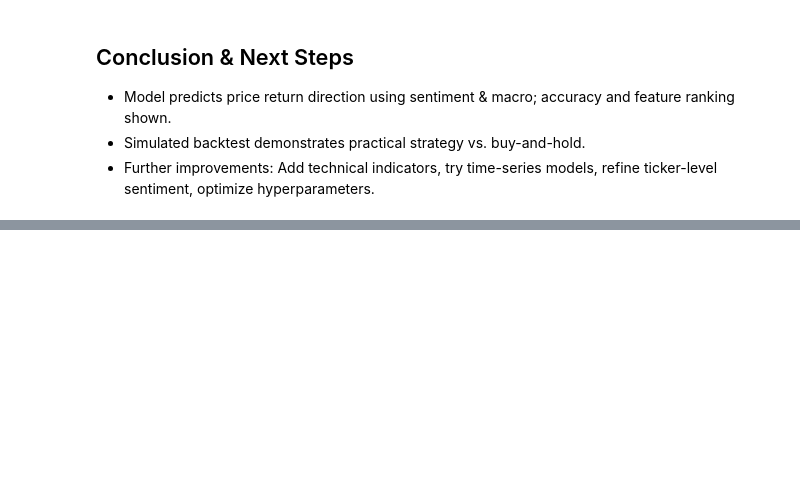
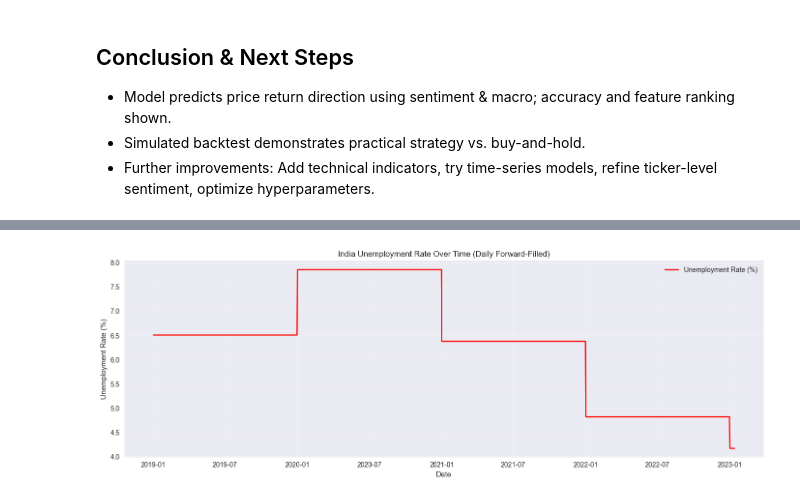
Before and after one commit to harshmanek/stock-shastri, a Jupyter notebook: notebooks/modeling2.ipynb, the cells around one changed output, grey strips where cells are left out. Cells and saved outputs as stored; diff of their text form; code cells hidden in the pictures; blank space fills up the shorter version.

```diff
--- a/notebooks/modeling2.ipynb
+++ b/notebooks/modeling2.ipynb
@@ -187,3 +187,84 @@ Best CV accuracy: 0.6925450232548765
 - Model predicts price return direction using sentiment & macro; accuracy and feature ranking shown.
 - Simulated backtest demonstrates practical strategy vs. buy-and-hold.
 - Further improvements: Add technical indicators, try time-series models, refine ticker-level sentiment, optimize hyperparameters.
+# %%
+# Add Unemployment Rate to Macro Features
+import pandas as pd
+from pandas_datareader import wb
+import matplotlib.pyplot as plt
+
+# Step 1: Download unemployment data from World Bank
+print("Downloading unemployment data...")
+indicator = 'SL.UEM.TOTL.ZS'  # Unemployment, total (% of total labor force)
+country = 'IN'  # India
+start, end = 2010, 2023
+
+try:
+    wb_df = wb.download(indicator=indicator, country=country, start=start, end=end)
+    wb_df = wb_df.reset_index().rename(columns={'year':'Year', indicator:'unemployment_rate'})
+    wb_df = wb_df.sort_values('Year')
+    wb_df['date'] = pd.to_datetime(wb_df['Year'].astype(str) + '-01-01')
+    wb_df = wb_df[['date','unemployment_rate']].dropna()
+    print("Unemployment data downloaded successfully!")
+    print(wb_df.head())
+except Exception as e:
+    print(f"Error downloading from World Bank: {e}")
+    # Fallback: Create manual data for 2019-2023
+    manual_data = {
+        '2019-01-01': 2.55,
+        '2020-01-01': 4.84,
+        '2021-01-01': 4.66,
+        '2022-01-01': 4.10,
+        '2023-01-01': 3.25
+    }
+    wb_df = pd.DataFrame(list(manual_data.items()), columns=['date', 'unemployment_rate'])
+    wb_df['date'] = pd.to_datetime(wb_df['date'])
+    print("Using manual unemployment data:")
+    print(wb_df)
+
+# Step 2: Expand to daily series
+daily = pd.DataFrame({'date': pd.date_range('2019-01-01','2023-01-13', freq='D')})
+unemp_daily = daily.merge(wb_df, on='date', how='left').sort_values('date')
+unemp_daily['unemployment_rate'] = unemp_daily['unemployment_rate'].ffill().bfill()
+
+# Step 3: Load existing macro data
+try:
+    fx = pd.read_csv('../data/usdinr_clean.csv', parse_dates=['date'])
+    repo = pd.read_csv('../data/repo_daily_clean.csv', parse_dates=['date'])
+    print("Loaded existing macro data successfully!")
+except FileNotFoundError as e:
+    print(f"File not found: {e}")
+    print("Please make sure your macro CSV files exist in the data folder")
+
+# Step 4: Merge all macro data
+macro = fx.merge(repo, on='date', how='outer').merge(unemp_daily, on='date', how='outer').sort_values('date')
+
+# Fill missing values
+macro['usd_inr_rate'] = macro['usd_inr_rate'].ffill().bfill()
+macro['interest_rate'] = macro['interest_rate'].ffill().bfill()
+macro['unemployment_rate'] = macro['unemployment_rate'].ffill().bfill()
+
+# Step 5: Save updated macro data
+macro.to_csv('../data/macro_all_clean.csv', index=False)
+print(f"Saved macro data with unemployment to macro_all_clean.csv")
+print(f"Shape: {macro.shape}")
+print("\nPreview:")
+print(macro.head(10))
+print("\nTail:")
+print(macro.tail(10))
+
+# Step 6: Visualize unemployment rate
+plt.figure(figsize=(14,5))
+plt.plot(macro['date'], macro['unemployment_rate'], label='Unemployment Rate (%)', color='red')
+plt.title('India Unemployment Rate Over Time (Daily Forward-Filled)')
+plt.xlabel('Date')
+plt.ylabel('Unemployment Rate (%)')
+plt.legend()
+plt.grid(alpha=0.3)
+plt.tight_layout()
+plt.show()
+
+# Check for missing values
+print("\nMissing values check:")
+print(macro[['usd_inr_rate', 'interest_rate', 'unemployment_rate']].isna().sum())
+# %% [output]
@@ -189,0 +289 @@ Best CV accuracy: 0.6925450232548765
+[figure, added]
```
Also changed, not shown: parts of 17 cells of this notebook, 26 other files.
